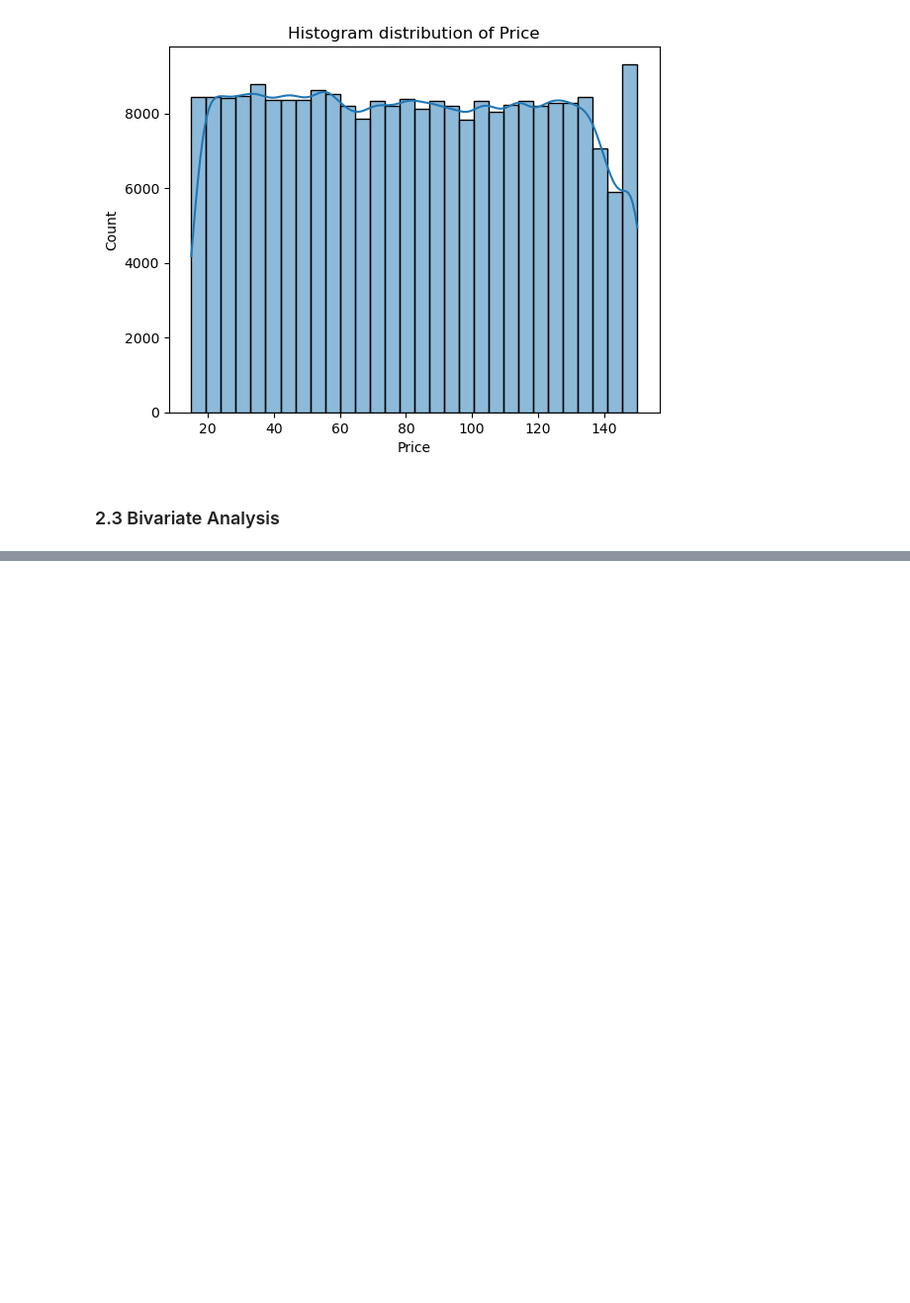
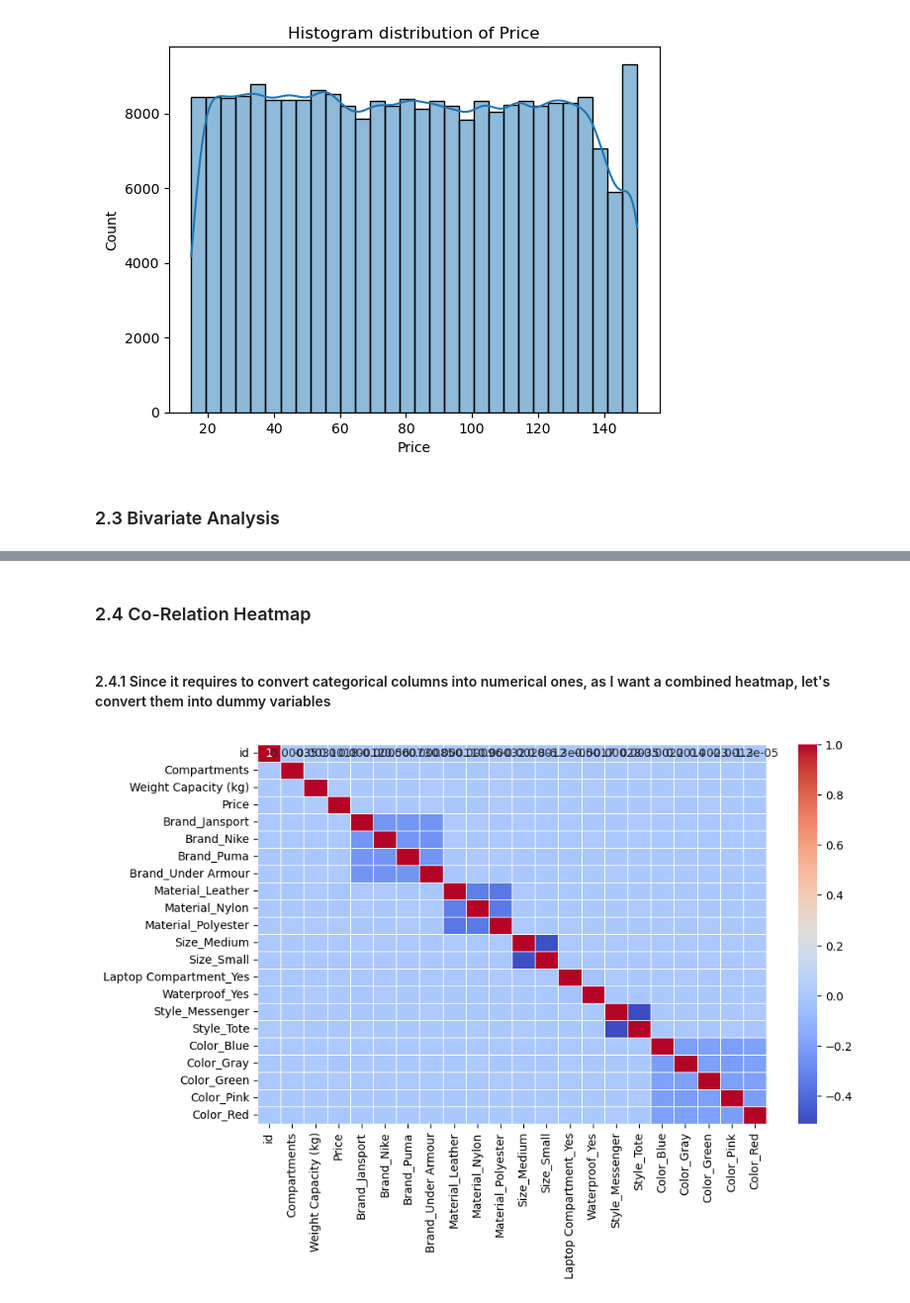
Before and after one commit to Gurmancheema/Backpack-Price-Prediction-Kaggle-Competition, a Jupyter notebook: 2.Exploratory Data Analysis.ipynb, the cells around one changed output, grey strips where cells are left out. Shown at 99% size. Saved outputs shown, nothing was run; the diff lists cells and outputs as text; code cells hidden in the pictures; blank space fills up the shorter version.

```diff
--- a/2.Exploratory Data Analysis.ipynb
+++ b/2.Exploratory Data Analysis.ipynb
@@ -113,0 +132,12 @@ sb.violinplot(x=df['Brand'], y=df['Price'])
+# %% [markdown]
+### 2.4 Co-Relation Heatmap
+# %% [markdown]
+#### 2.4.1 Since it requires to convert categorical columns into numerical ones, as I want a combined heatmap, let's convert them into dummy variables
+# %%
+# Convert categorical columns using one-hot encoding
+df_encoded = pd.get_dummies(df, drop_first=True)
+plt.figure(figsize=(10, 6))
+sb.heatmap(df_encoded.corr(), annot=True, cmap='coolwarm', linewidths=0.5)
+plt.show()
+# %% [output]
+[figure, added]
```
Also changed, not shown: parts of 6 cells of this notebook.
